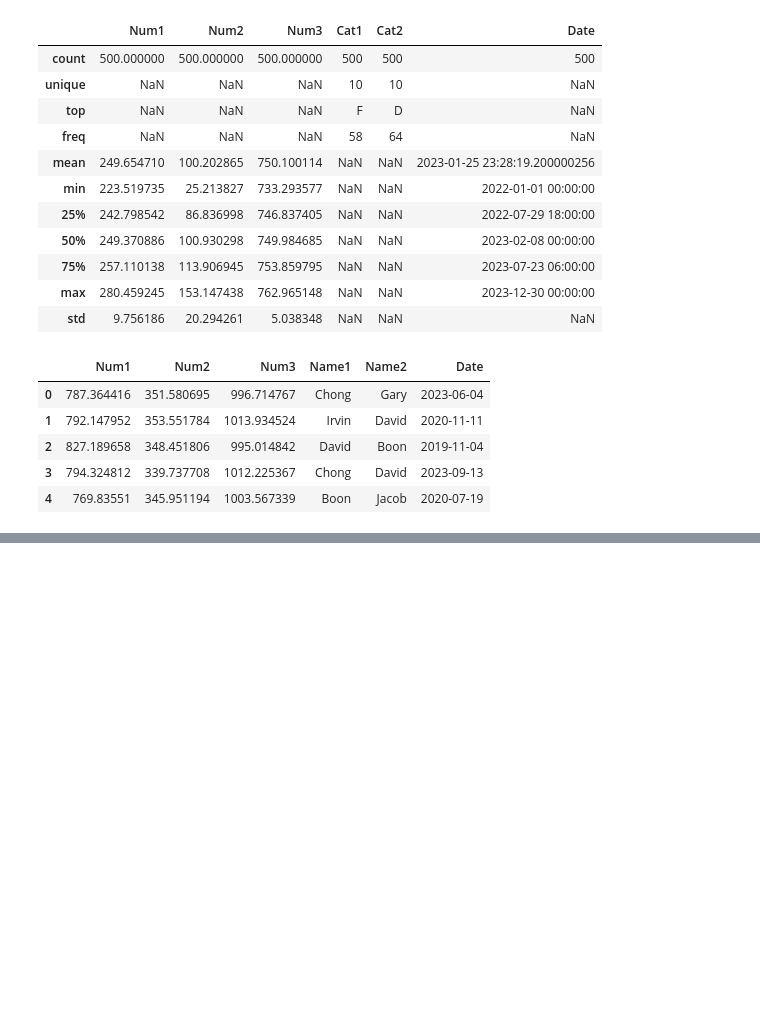
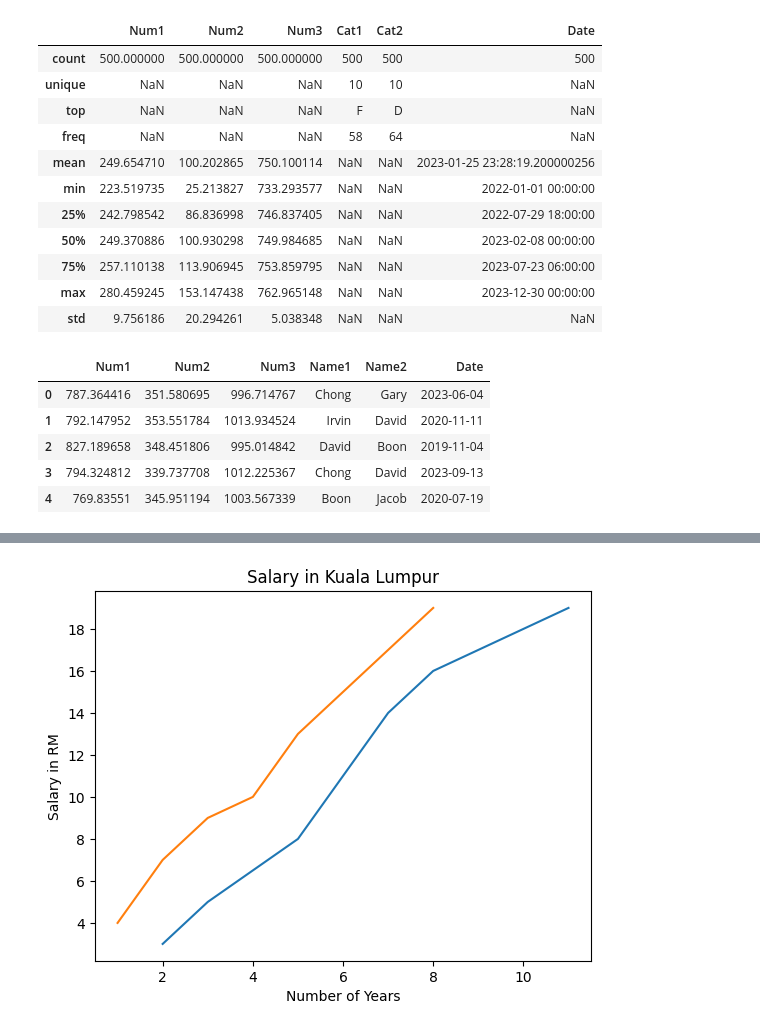
Before and after one commit to Syasyaayub/Phyton, a Jupyter notebook: Python_first_class_July2024.ipynb, the cells around one changed output, grey strips where cells are left out. Cells and saved outputs as stored; diff of their text form; code cells hidden in the pictures; blank space fills up the shorter version.

```diff
--- a/Python_first_class_July2024.ipynb
+++ b/Python_first_class_July2024.ipynb
@@ -2509,0 +2553,18 @@ df.head()
+# %%
+#sini tambah title
+
+x = [1, 2, 3, 4, 5, 6, 7, 8]
+y = [4, 7, 9, 10, 13, 15, 17, 19]
+
+x1 = [2, 3, 5, 6, 7, 8, 10, 11]
+y1 = [3, 5, 8, 11, 14, 16, 18, 19]
+plt.plot(x1,y1)
+plt.plot(x, y)
+
+plt.xlabel('Number of Years')
+plt.ylabel('Salary in RM')
+plt.title('Salary in Kuala Lumpur')
+
+plt.show()
+# %% [output]
+[figure, added]
```
Also changed, not shown: parts of 23 cells of this notebook.
